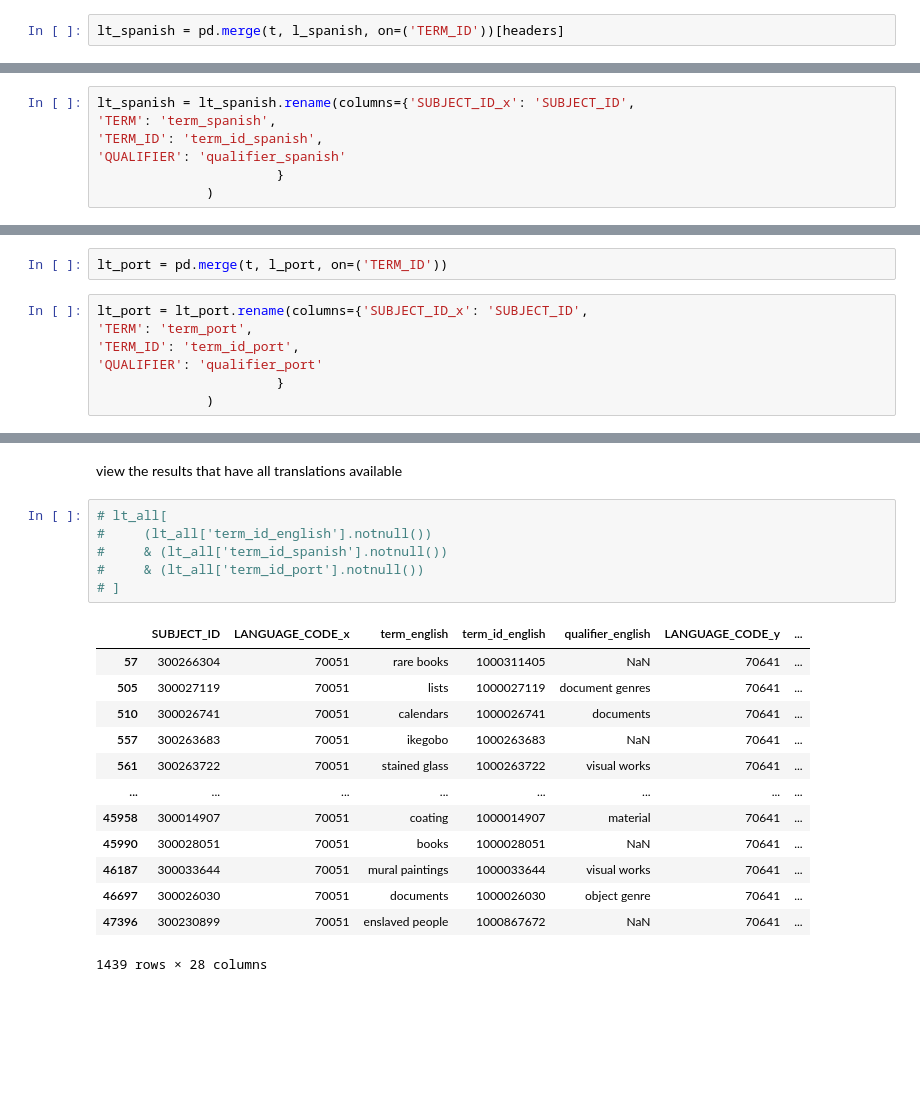
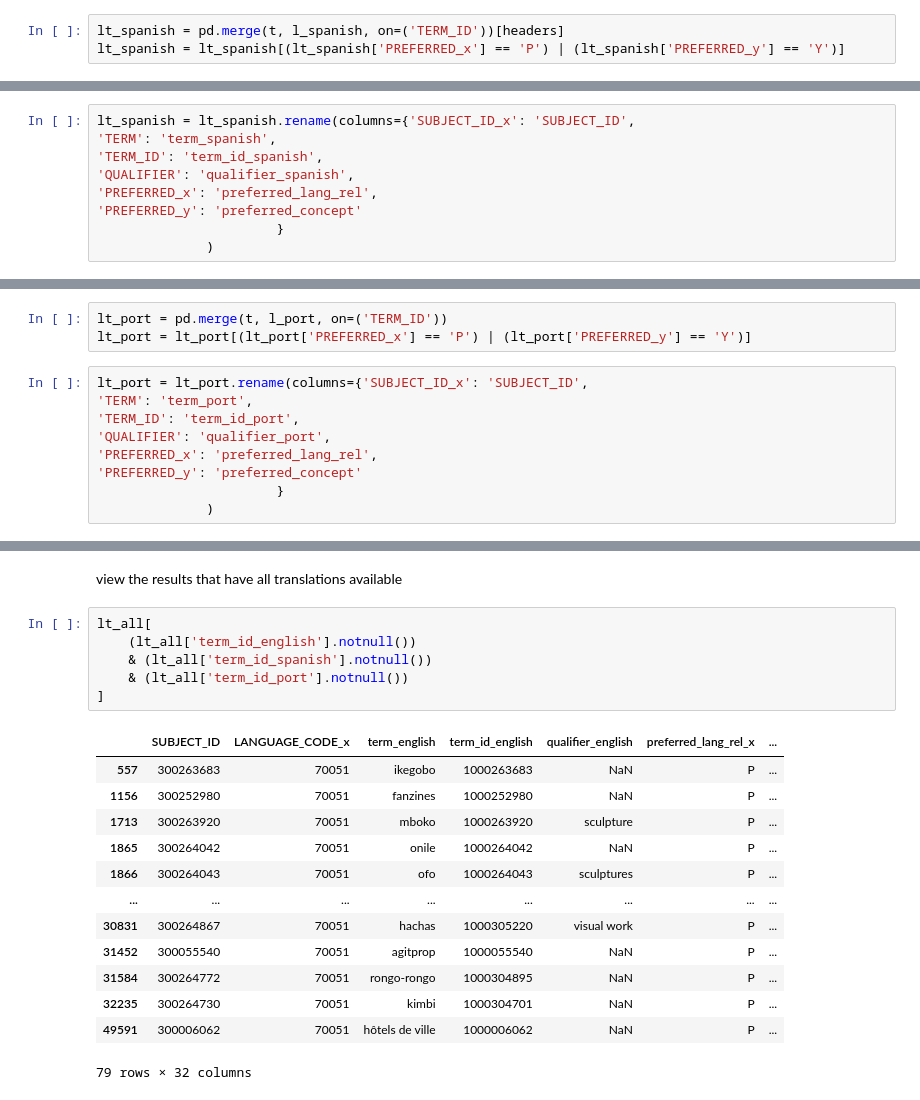
Before and after one commit to EthanDF/arquin, a Jupyter notebook: subject_translations.ipynb, the cells around one changed output, grey strips where cells are left out. Drawn from its saved outputs; the diff is of its cells as text; blank space fills up the shorter version.

```diff
--- a/subject_translations.ipynb
+++ b/subject_translations.ipynb
@@ -60,5 +95,6 @@ l_spanish = l[(l['LANGUAGE_CODE']==spanish_code) & (l['PREFERRED']=='P')]
 # %%
 lt_spanish = pd.merge(t, l_spanish, on=('TERM_ID'))[headers]
+lt_spanish = lt_spanish[(lt_spanish['PREFERRED_x'] == 'P') | (lt_spanish['PREFERRED_y'] == 'Y')]
 # %%
 # example
 # lt_spanish[lt_spanish['TERM_ID']=='1000414052']
@@ -69,7 +105,9 @@ lt_spanish = pd.merge(t, l_spanish, on=('TERM_ID'))[headers]
 lt_spanish = lt_spanish.rename(columns={'SUBJECT_ID_x': 'SUBJECT_ID',
 'TERM': 'term_spanish',
 'TERM_ID': 'term_id_spanish',
-'QUALIFIER': 'qualifier_spanish'
+'QUALIFIER': 'qualifier_spanish',
+'PREFERRED_x': 'preferred_lang_rel',
+'PREFERRED_y': 'preferred_concept'
                        }
               )
 # %%
@@ -81,11 +119,14 @@ lt_spanish = lt_spanish.rename(columns={'SUBJECT_ID_x': 'SUBJECT_ID',
 l_port = l[(l['LANGUAGE_CODE']==portuguese_code) & (l['PREFERRED']=='P')]
 # %%
 lt_port = pd.merge(t, l_port, on=('TERM_ID'))
+lt_port = lt_port[(lt_port['PREFERRED_x'] == 'P') | (lt_port['PREFERRED_y'] == 'Y')]
 # %%
 lt_port = lt_port.rename(columns={'SUBJECT_ID_x': 'SUBJECT_ID',
 'TERM': 'term_port',
 'TERM_ID': 'term_id_port',
-'QUALIFIER': 'qualifier_port'
+'QUALIFIER': 'qualifier_port',
+'PREFERRED_x': 'preferred_lang_rel',
+'PREFERRED_y': 'preferred_concept'
                        }
               )
 # %%
@@ -110,22 +151,22 @@ lt_all = pd.merge(lt_first, lt_port, on=['SUBJECT_ID'], how='outer')
 # %% [markdown]
 view the results that have all translations available
 # %%
-# lt_all[
-#     (lt_all['term_id_english'].notnull())
-#     & (lt_all['term_id_spanish'].notnull())
-#     & (lt_all['term_id_port'].notnull())
-# ]
+lt_all[
+    (lt_all['term_id_english'].notnull())
+    & (lt_all['term_id_spanish'].notnull())
+    & (lt_all['term_id_port'].notnull())
+]
 # %% [output]
-|  | SUBJECT_ID | LANGUAGE_CODE_x | term_english | term_id_english | qualifier_english | LANGUAGE_CODE_y | ... |
-| 57 | 300266304 | 70051 | rare books | 1000311405 | NaN | 70641 | ... |
-| 505 | 300027119 | 70051 | lists | 1000027119 | document genres | 70641 | ... |
-| 510 | 300026741 | 70051 | calendars | 1000026741 | documents | 70641 | ... |
-| 557 | 300263683 | 70051 | ikegobo | 1000263683 | NaN | 70641 | ... |
-| 561 | 300263722 | 70051 | stained glass | 1000263722 | visual works | 70641 | ... |
+|  | SUBJECT_ID | LANGUAGE_CODE_x | term_english | term_id_english | qualifier_english | preferred_lang_rel_x | ... |
+| 557 | 300263683 | 70051 | ikegobo | 1000263683 | NaN | P | ... |
+| 1156 | 300252980 | 70051 | fanzines | 1000252980 | NaN | P | ... |
+| 1713 | 300263920 | 70051 | mboko | 1000263920 | sculpture | P | ... |
+| 1865 | 300264042 | 70051 | onile | 1000264042 | NaN | P | ... |
+| 1866 | 300264043 | 70051 | ofo | 1000264043 | sculptures | P | ... |
 | ... | ... | ... | ... | ... | ... | ... | ... |
-| 45958 | 300014907 | 70051 | coating | 1000014907 | material | 70641 | ... |
-| 45990 | 300028051 | 70051 | books | 1000028051 | NaN | 70641 | ... |
-| 46187 | 300033644 | 70051 | mural paintings | 1000033644 | visual works | 70641 | ... |
-| 46697 | 300026030 | 70051 | documents | 1000026030 | object genre | 70641 | ... |
-| 47396 | 300230899 | 70051 | enslaved people | 1000867672 | NaN | 70641 | ... |
+| 30831 | 300264867 | 70051 | hachas | 1000305220 | visual work | P | ... |
+| 31452 | 300055540 | 70051 | agitprop | 1000055540 | NaN | P | ... |
+| 31584 | 300264772 | 70051 | rongo-rongo | 1000304895 | NaN | P | ... |
+| 32235 | 300264730 | 70051 | kimbi | 1000304701 | NaN | P | ... |
+| 49591 | 300006062 | 70051 | hôtels de ville | 1000006062 | NaN | P | ... |
-1439 rows × 28 columns
+79 rows × 32 columns
```
Also changed, not shown: parts of 15 cells of this notebook, 4 other files.
